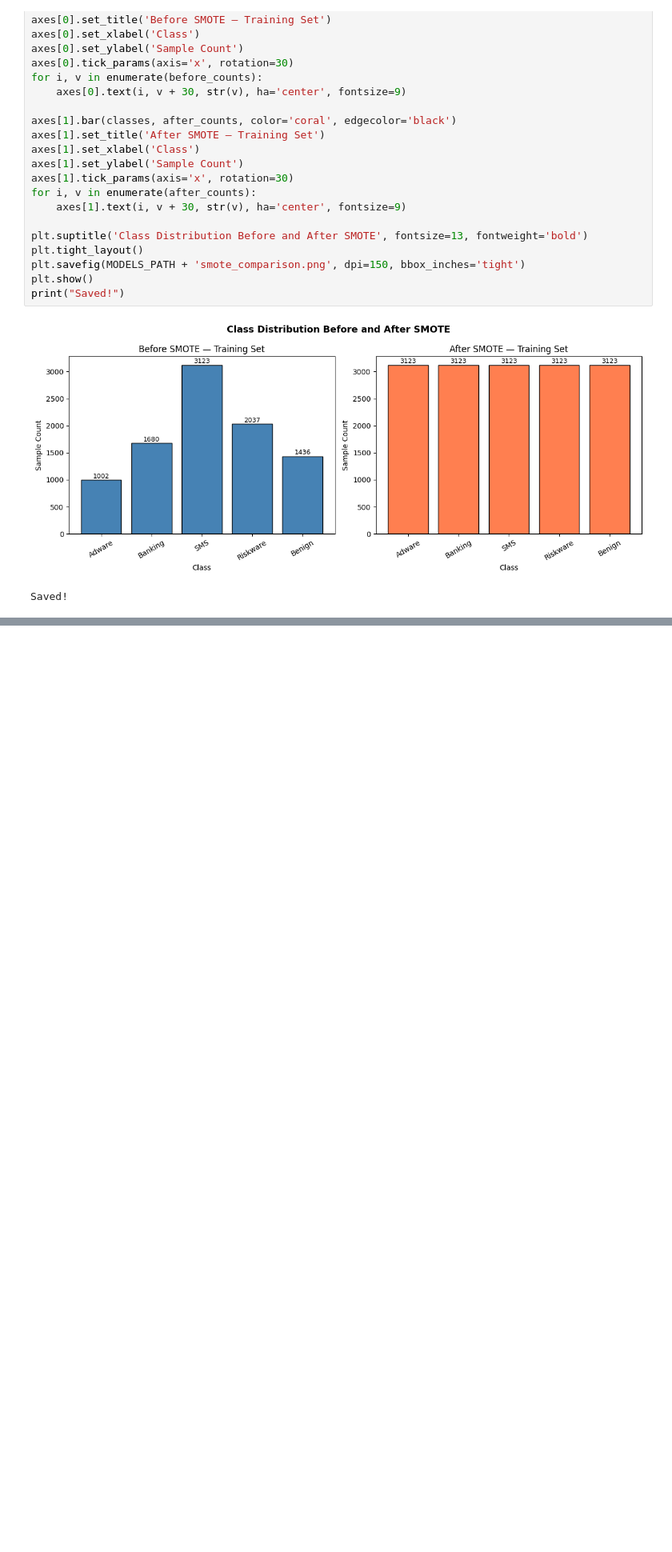
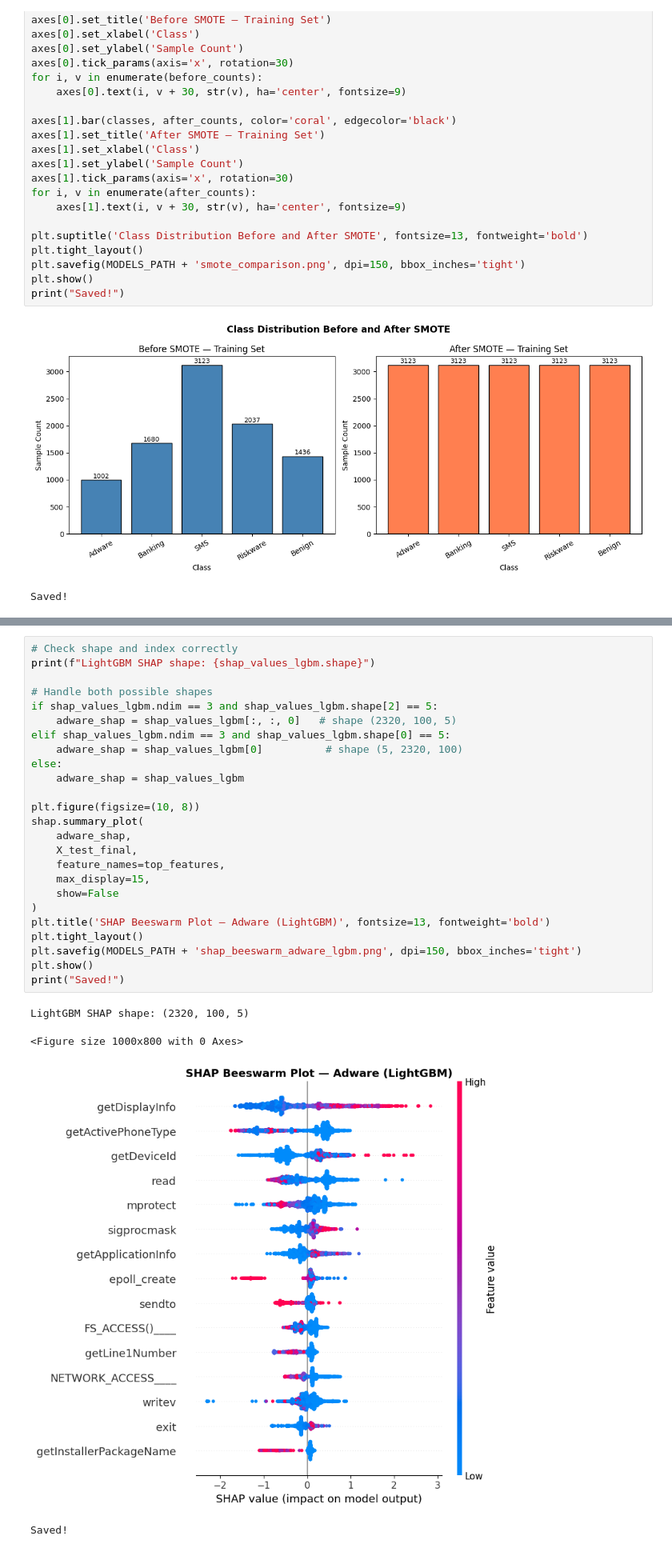
Before and after one commit to S-0120/XAI, a Jupyter notebook: XAI_Project.ipynb, the cells around one changed output, grey strips where cells are left out. Shown at 80% size. Drawn from its saved outputs; the diff is of its cells as text; blank space fills up the shorter version.

```diff
--- a/XAI_Project.ipynb
+++ b/XAI_Project.ipynb
@@ -1704,0 +1876,30 @@ Saved!
+# %%
+# Check shape and index correctly
+print(f"LightGBM SHAP shape: {shap_values_lgbm.shape}")
+
+# Handle both possible shapes
+if shap_values_lgbm.ndim == 3 and shap_values_lgbm.shape[2] == 5:
+    adware_shap = shap_values_lgbm[:, :, 0]   # shape (2320, 100, 5)
+elif shap_values_lgbm.ndim == 3 and shap_values_lgbm.shape[0] == 5:
+    adware_shap = shap_values_lgbm[0]          # shape (5, 2320, 100)
+else:
+    adware_shap = shap_values_lgbm
+
+plt.figure(figsize=(10, 8))
+shap.summary_plot(
+    adware_shap,
+    X_test_final,
+    feature_names=top_features,
+    max_display=15,
+    show=False
+)
+plt.title('SHAP Beeswarm Plot — Adware (LightGBM)', fontsize=13, fontweight='bold')
+plt.tight_layout()
+plt.savefig(MODELS_PATH + 'shap_beeswarm_adware_lgbm.png', dpi=150, bbox_inches='tight')
+plt.show()
+print("Saved!")
+# %% [output]
+LightGBM SHAP shape: (2320, 100, 5)
+<Figure size 1000x800 with 0 Axes>
+[figure, added]
+Saved!
```
Also changed, not shown: parts of 24 cells of this notebook.
